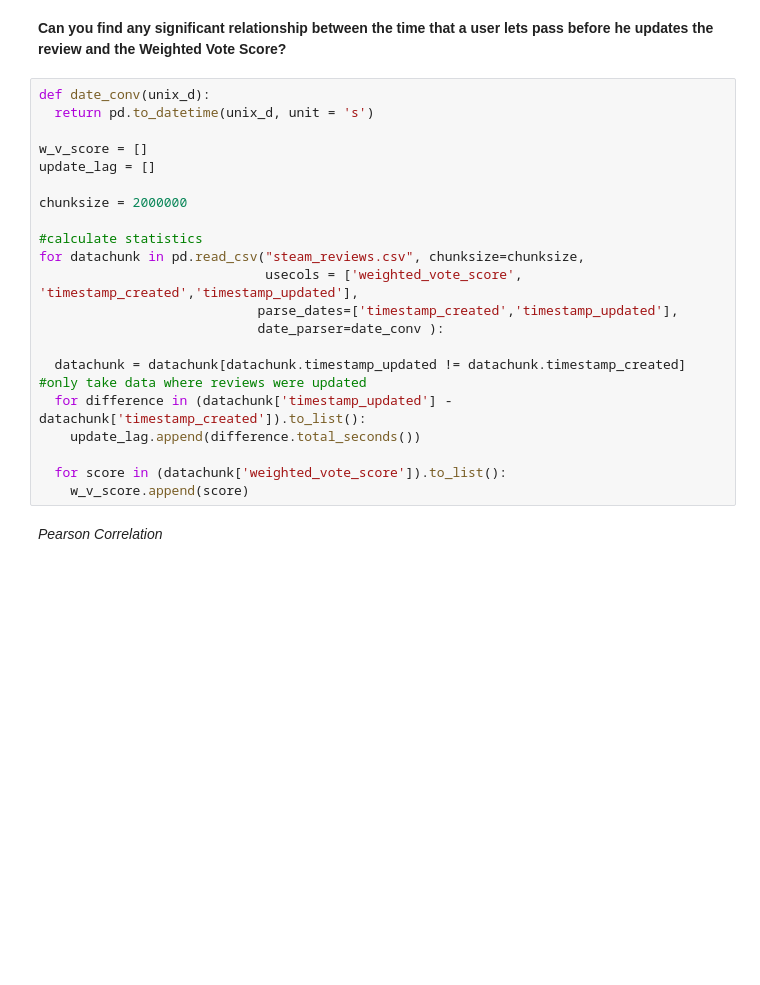
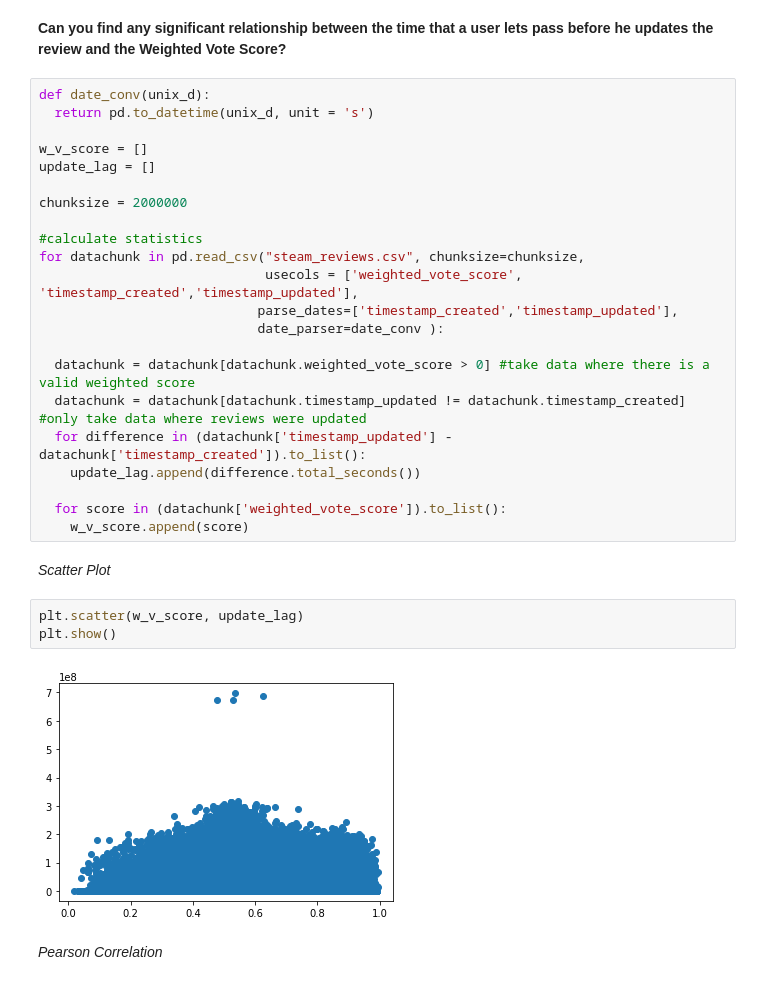
Before and after one commit to Jethrodeen/uniroma1-ADM-hw2, a Jupyter notebook: main.ipynb, the cells around one changed output. Drawn from its saved outputs; the diff is of its cells as text; blank space fills up the shorter version.

```diff
--- a/script_adm_hw2.ipynb
+++ b/main.ipynb
@@ -732,12 +743,20 @@ for datachunk in pd.read_csv("steam_reviews.csv", chunksize=chunksize,
                             parse_dates=['timestamp_created','timestamp_updated'],
                             date_parser=date_conv ):
 
+  datachunk = datachunk[datachunk.weighted_vote_score > 0] #take data where there is a valid weighted score
   datachunk = datachunk[datachunk.timestamp_updated != datachunk.timestamp_created] #only take data where reviews were updated
   for difference in (datachunk['timestamp_updated'] - datachunk['timestamp_created']).to_list():
     update_lag.append(difference.total_seconds())
 
   for score in (datachunk['weighted_vote_score']).to_list():
     w_v_score.append(score)
+# %% [markdown]
+*Scatter Plot*
+# %%
+plt.scatter(w_v_score, update_lag)
+plt.show()
+# %% [output]
+[figure, added]
 # %% [markdown]
 *Pearson Correlation*
 # %%
```
Also changed, not shown: parts of 30 cells of this notebook, 1 other file.
